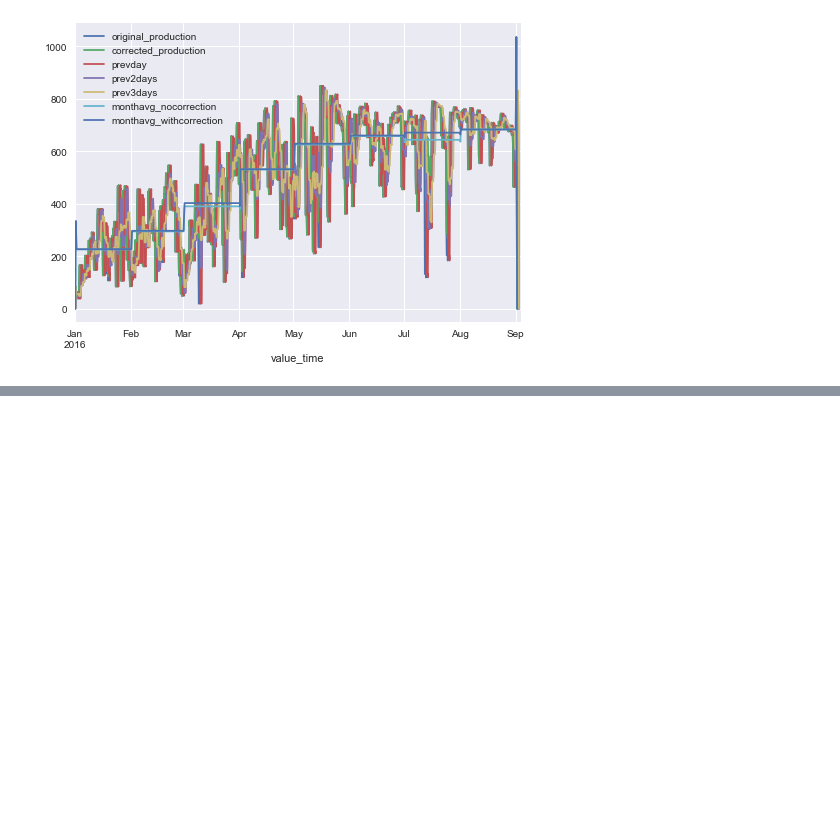
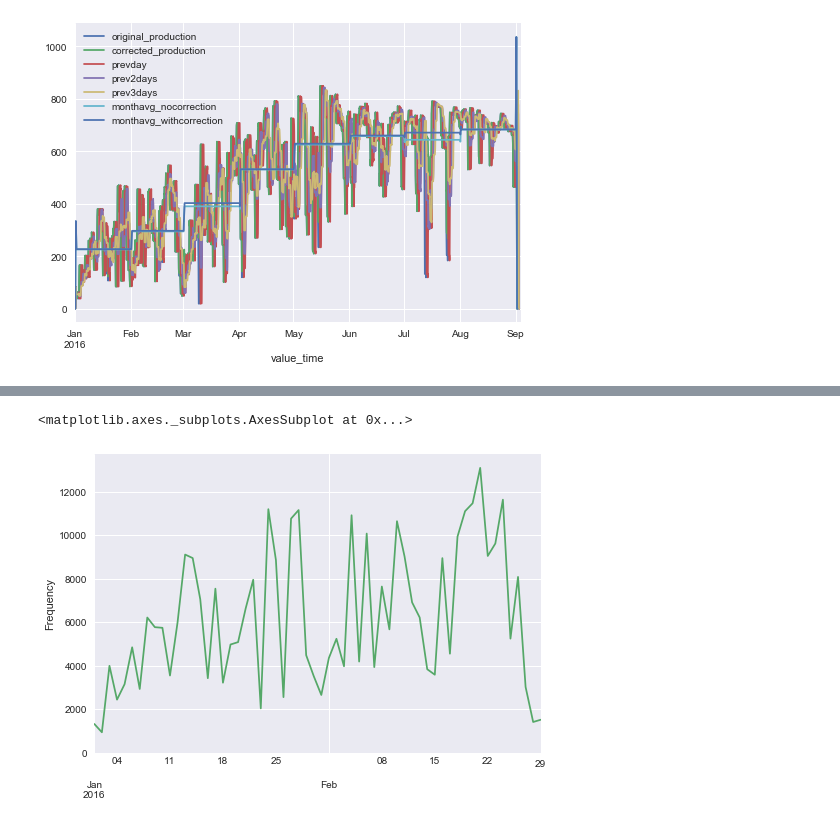
Before and after one commit to dragosbo/rapid, a Jupyter notebook: solar.ipynb, the cells around one changed output, grey strips where cells are left out. Cells and saved outputs as stored; diff of their text form; code cells hidden in the pictures; blank space fills up the shorter version.

```diff
--- a/solar.ipynb
+++ b/solar.ipynb
@@ -126,0 +147,6 @@ res.rolling('24h').mean().plot();
+# %%
+d[:30].plot.hist(bins=15)
+d[:60].plot()
+# %% [output]
+<matplotlib.axes._subplots.AxesSubplot at 0x...>
+[figure, added]
```
Also changed, not shown: parts of 14 cells of this notebook.
